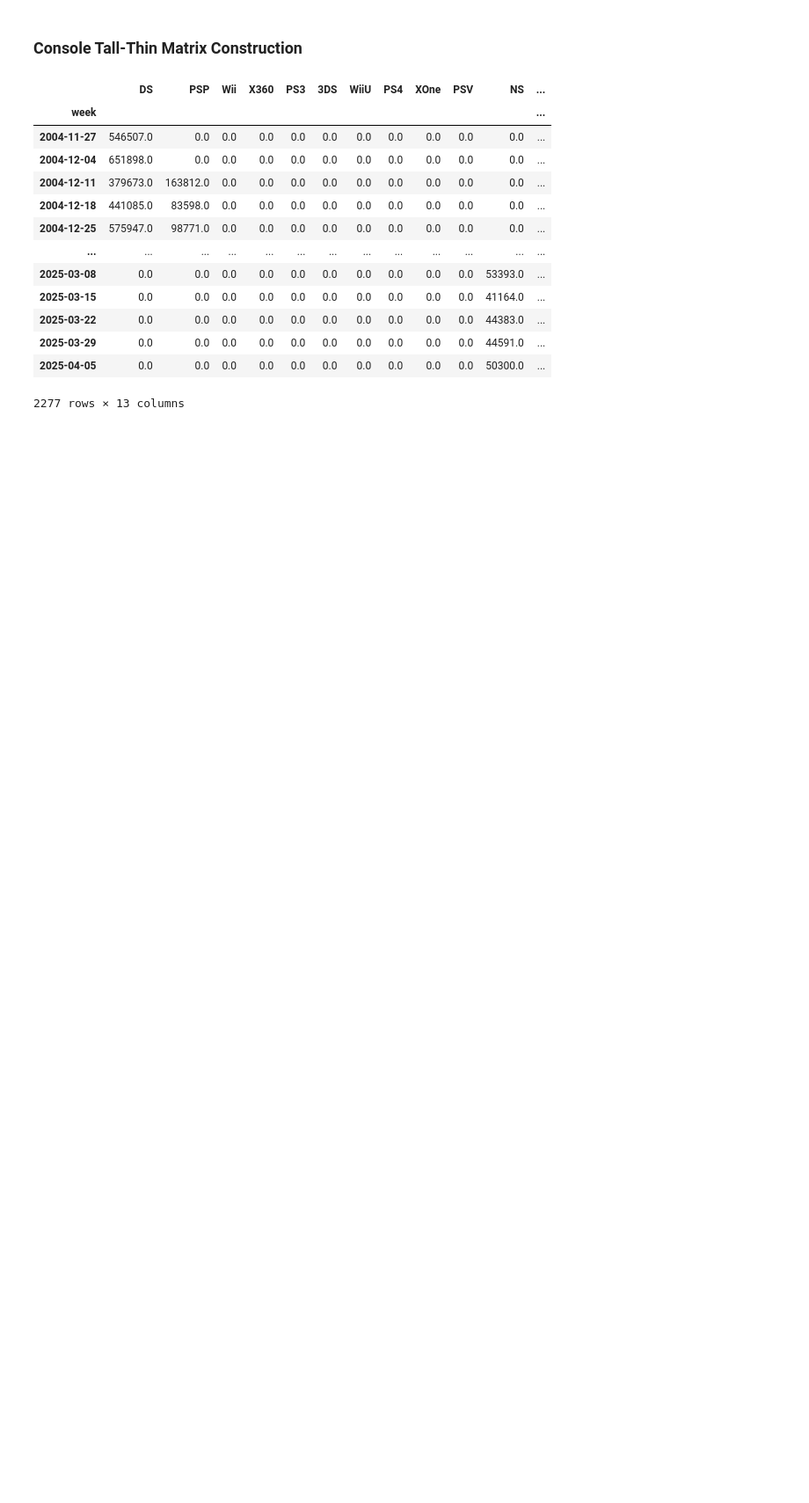
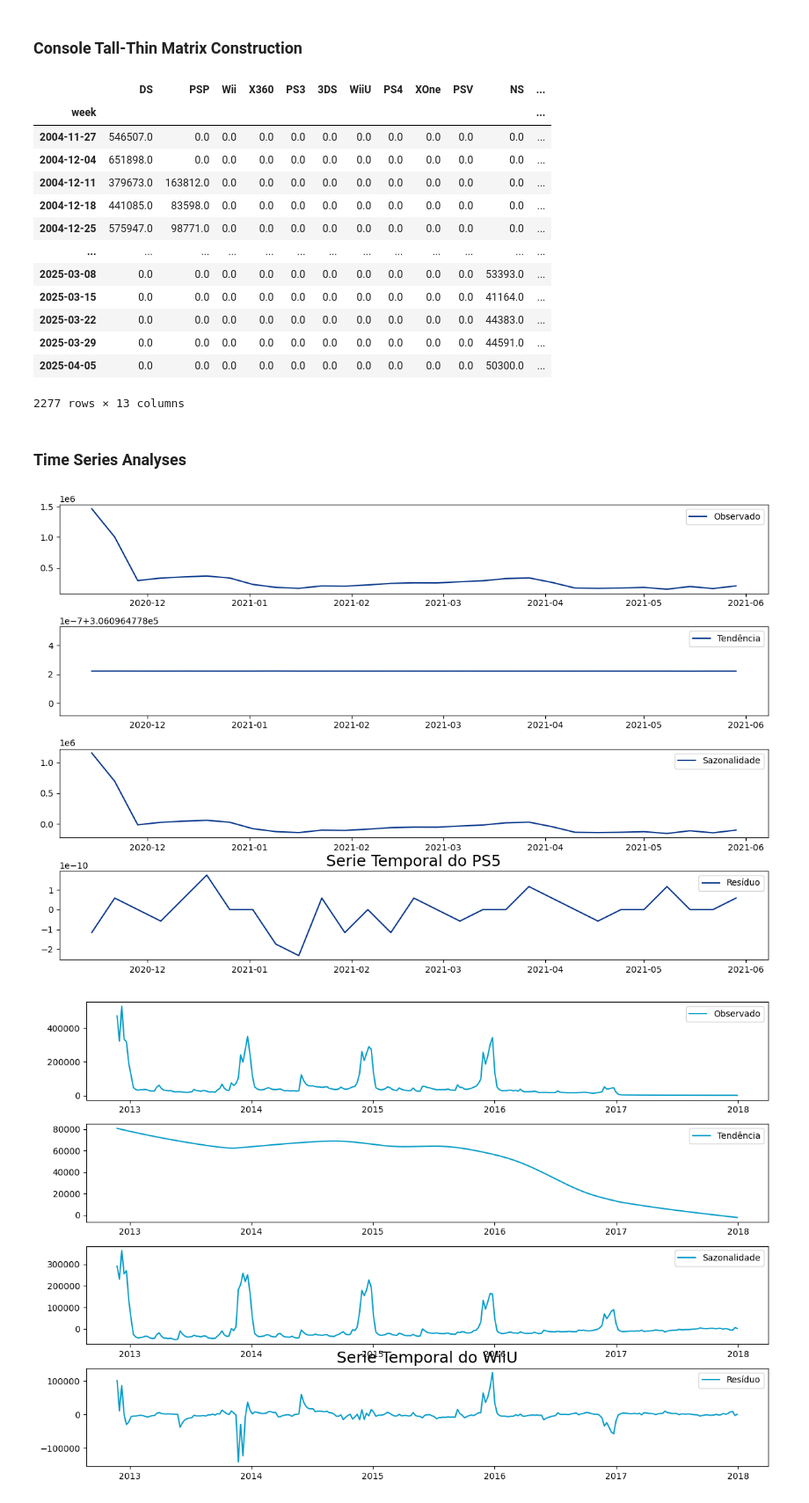
Before and after one commit to FramesPerStatistic/Console_Analyses, a Jupyter notebook: notebooks/serie_temp_console.ipynb, the cells around one changed output. Shown at 88% size. Drawn from its saved outputs; the diff is of its cells as text; code cells hidden in the pictures; blank space fills up the shorter version.

Commit message:
[FEAT] STL model fit for each console

```diff
--- a/notebooks/serie_temp_console.ipynb
+++ b/notebooks/serie_temp_console.ipynb
@@ -67,3 +68,41 @@ last_console
 | 2025-03-29 | 0.0 | 0.0 | 0.0 | 0.0 | 0.0 | 0.0 | 0.0 | 0.0 | 0.0 | 0.0 | 44591.0 | ... |
 | 2025-04-05 | 0.0 | 0.0 | 0.0 | 0.0 | 0.0 | 0.0 | 0.0 | 0.0 | 0.0 | 0.0 | 50300.0 | ... |
 2277 rows × 13 columns
+# %% [markdown]
+### Time Series Analyses
+# %%
+df = pd.read_csv('../data/console_matrix.csv', parse_dates=['week'], index_col='week')
+
+# Substituir 0 por NaN para consoles não lançados
+consoles = df.columns[1:]  # Excluir a coluna 'week'
+df[consoles] = df[consoles].replace(0, float('nan'))
+# %%
+consoles = ['PS5', 'WiiU', 'XS', 'NS', 'PSV', 'PSP', 'XOne', 'PS4', '3DS', 'DS', 'Wii', 'PS3', 'X360']
+colors = ['#003087', '#009AC7', '#107C10', '#e60012', '#d70051', '#cc0066', '#52b043', '#00439c', '#ce181e', '#ff7f00', '#009ac7', '#003399', '#52b043']
+# %%
+for console,color in zip(consoles,colors):
+    actual_series = df[console].dropna()
+
+    # Decomposição STL com período sazonal anual (52 semanas)
+    decomposition = STL(actual_series, period=52).fit()
+
+    # Plotar componentes
+    plt.figure(figsize=(12, 8))
+    plt.subplot(411)
+    plt.plot(actual_series,color=color, label='Observado')
+    plt.legend()
+    plt.subplot(412)
+    plt.plot(decomposition.trend, color=color, label='Tendência')
+    plt.legend()
+    plt.subplot(413)
+    plt.plot(decomposition.seasonal, color=color, label='Sazonalidade')
+    plt.legend()
+    plt.subplot(414)
+    plt.plot(decomposition.resid,color=color, label='Resíduo')
+    plt.legend()
+    plt.title(f'Serie Temporal do {console}', fontsize=18)
+    plt.tight_layout()
+    plt.show()
+# %% [output]
+[figure, added]
+[figure, added]
```
Also changed, not shown: parts of 2 cells of this notebook.
